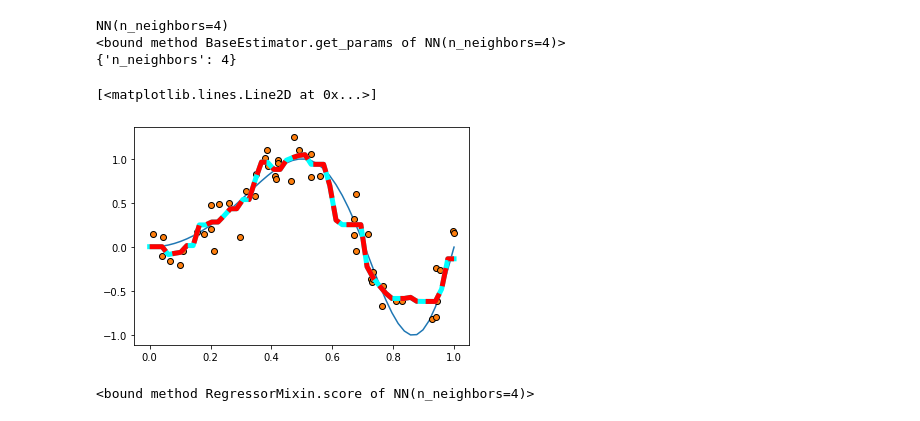
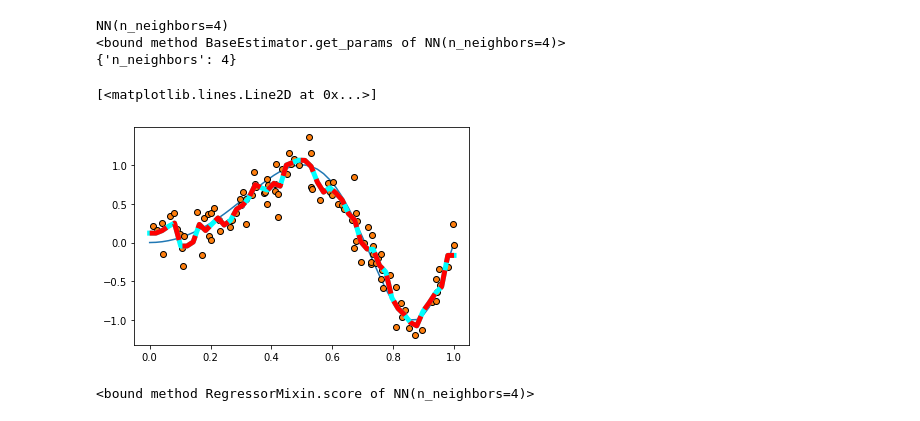
Before and after one commit to mgreenbe/2020-Winter-Math-607, a Jupyter notebook: 02/k_nearest_neighbors.ipynb, the cells around one changed output. Cells and saved outputs as stored; diff of their text form; code cells hidden in the pictures.

```diff
--- a/02/k_nearest_neighbors.ipynb
+++ b/02/k_nearest_neighbors.ipynb
@@ -86,29 +86,30 @@ M = KNeighborsRegressor(n_neighbors=2)
 # %%
 np.random.seed(668)
 
 def y_true(x):
     return np.sin(x*(2*np.pi*x))
 
 t = np.linspace(0, 1)
 plt.plot(t, y_true(t))
 
-X = np.random.uniform(size=50)
+n = 100
+X = np.random.uniform(size=100)
 X.sort()
-y = y_true(X) + np.random.normal(0, 0.2, size=50)
+y = y_true(X) + np.random.normal(0, 0.2, size=100)
 plt.plot(X, y, 'o', mec='k')
 
 k = 4
 M = NN(n_neighbors=k)
 M.fit(X.reshape(-1, 1), y)
 y_pred = M.predict(t.reshape(-1, 1))
 plt.plot(t, y_pred, '-', lw=5, color="cyan")
 
 y_check = KNeighborsRegressor(n_neighbors=k).fit(X.reshape(-1, 1), y).predict(t.reshape(-1, 1))
 # yy_pred = MM.predict(t.reshape(-1, 1))
 plt.plot(t, y_check, '--', lw=5, color="red")
 # %% [output]
 [<matplotlib.lines.Line2D at 0x...>]
-[figure, old version]
+[figure, new version]
 # %%
 M.score
 # %% [output]
```
Also changed, not shown: parts of 5 cells of this notebook, 2 other files.
